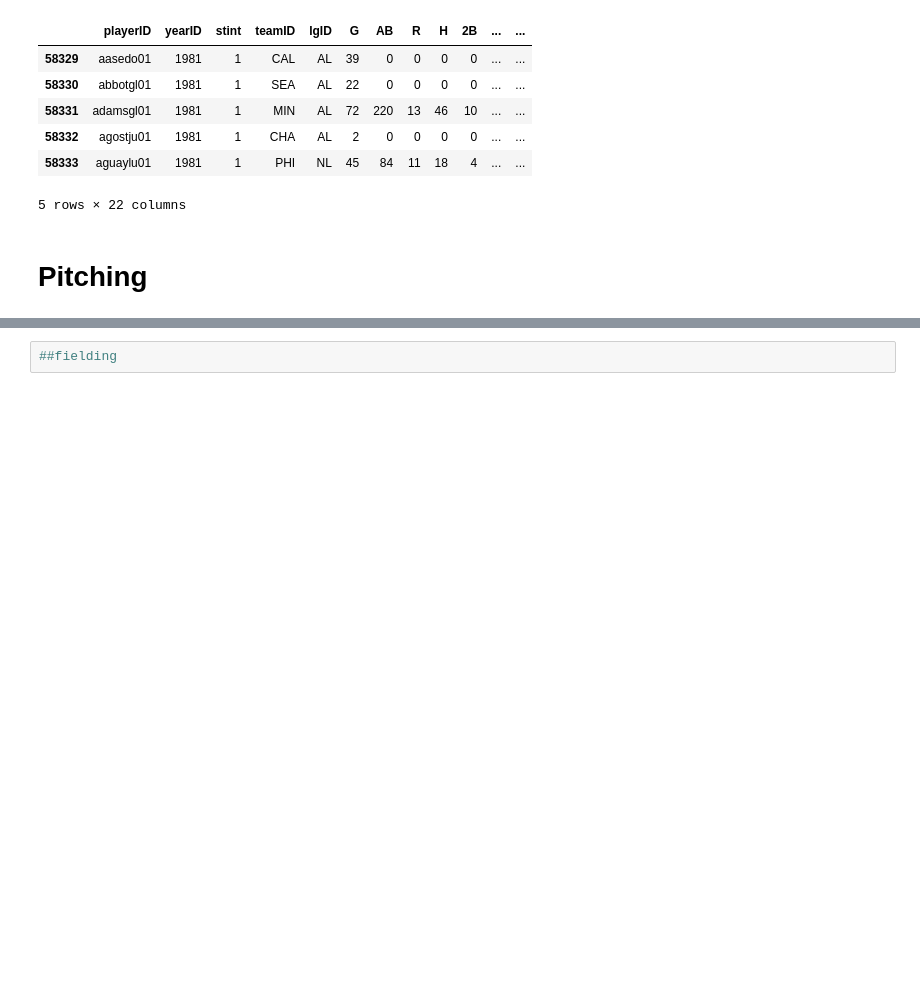
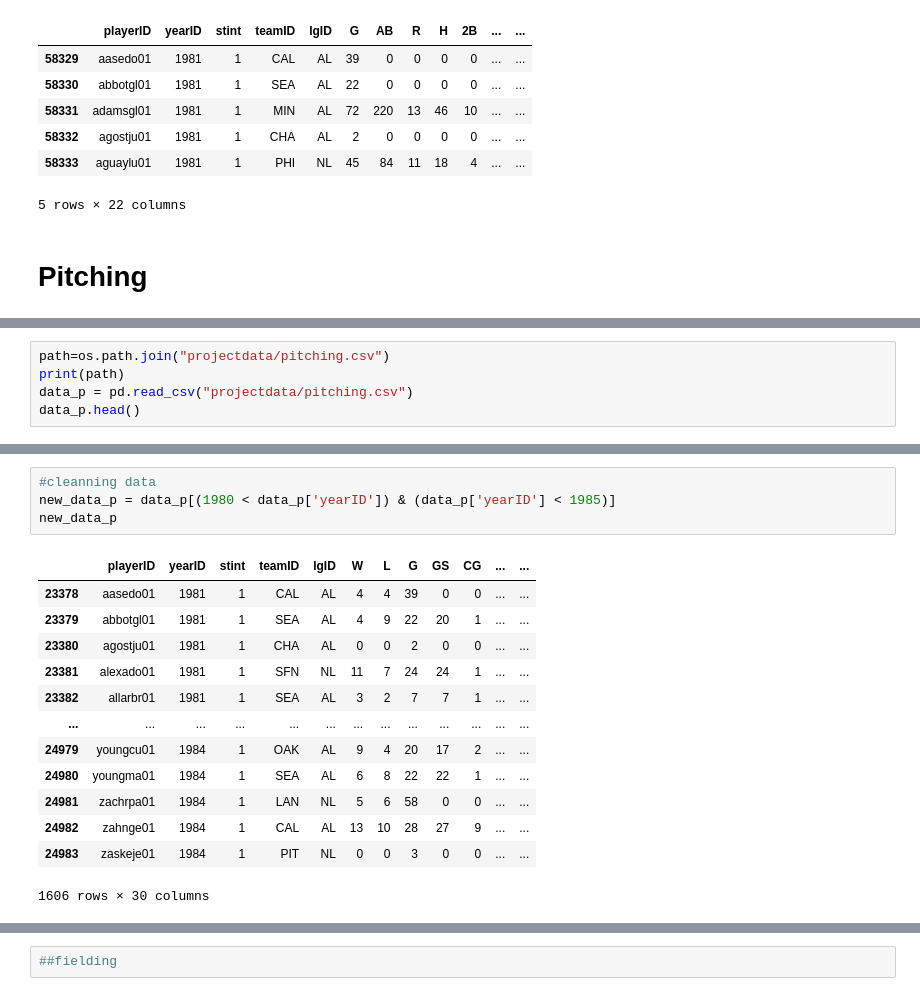
Before and after one commit to Lanpham0110/Project-1, a Jupyter notebook: project1.ipynb, the cells around one changed output, grey strips where cells are left out. Cells and saved outputs as stored; diff of their text form; blank space fills up the shorter version.

```diff
--- a/project1.ipynb
+++ b/project1.ipynb
@@ -117,0 +119,5 @@ new_data.head()
+# %%
+path=os.path.join("projectdata/pitching.csv")
+print(path)
+data_p = pd.read_csv("projectdata/pitching.csv")
+data_p.head()
@@ -117,0 +133,18 @@ new_data.head()
+# %%
+#cleanning data
+new_data_p = data_p[(1980 < data_p['yearID']) & (data_p['yearID'] < 1985)]
+new_data_p
+# %% [output]
+|  | playerID | yearID | stint | teamID | lgID | W | L | G | GS | CG | ... | ... |
+| 23378 | aasedo01 | 1981 | 1 | CAL | AL | 4 | 4 | 39 | 0 | 0 | ... | ... |
+| 23379 | abbotgl01 | 1981 | 1 | SEA | AL | 4 | 9 | 22 | 20 | 1 | ... | ... |
+| 23380 | agostju01 | 1981 | 1 | CHA | AL | 0 | 0 | 2 | 0 | 0 | ... | ... |
+| 23381 | alexado01 | 1981 | 1 | SFN | NL | 11 | 7 | 24 | 24 | 1 | ... | ... |
+| 23382 | allarbr01 | 1981 | 1 | SEA | AL | 3 | 2 | 7 | 7 | 1 | ... | ... |
+| ... | ... | ... | ... | ... | ... | ... | ... | ... | ... | ... | ... | ... |
+| 24979 | youngcu01 | 1984 | 1 | OAK | AL | 9 | 4 | 20 | 17 | 2 | ... | ... |
+| 24980 | youngma01 | 1984 | 1 | SEA | AL | 6 | 8 | 22 | 22 | 1 | ... | ... |
+| 24981 | zachrpa01 | 1984 | 1 | LAN | NL | 5 | 6 | 58 | 0 | 0 | ... | ... |
+| 24982 | zahnge01 | 1984 | 1 | CAL | AL | 13 | 10 | 28 | 27 | 9 | ... | ... |
+| 24983 | zaskeje01 | 1984 | 1 | PIT | NL | 0 | 0 | 3 | 0 | 0 | ... | ... |
+1606 rows × 30 columns
```
Also changed, not shown: parts of 7 cells of this notebook.
